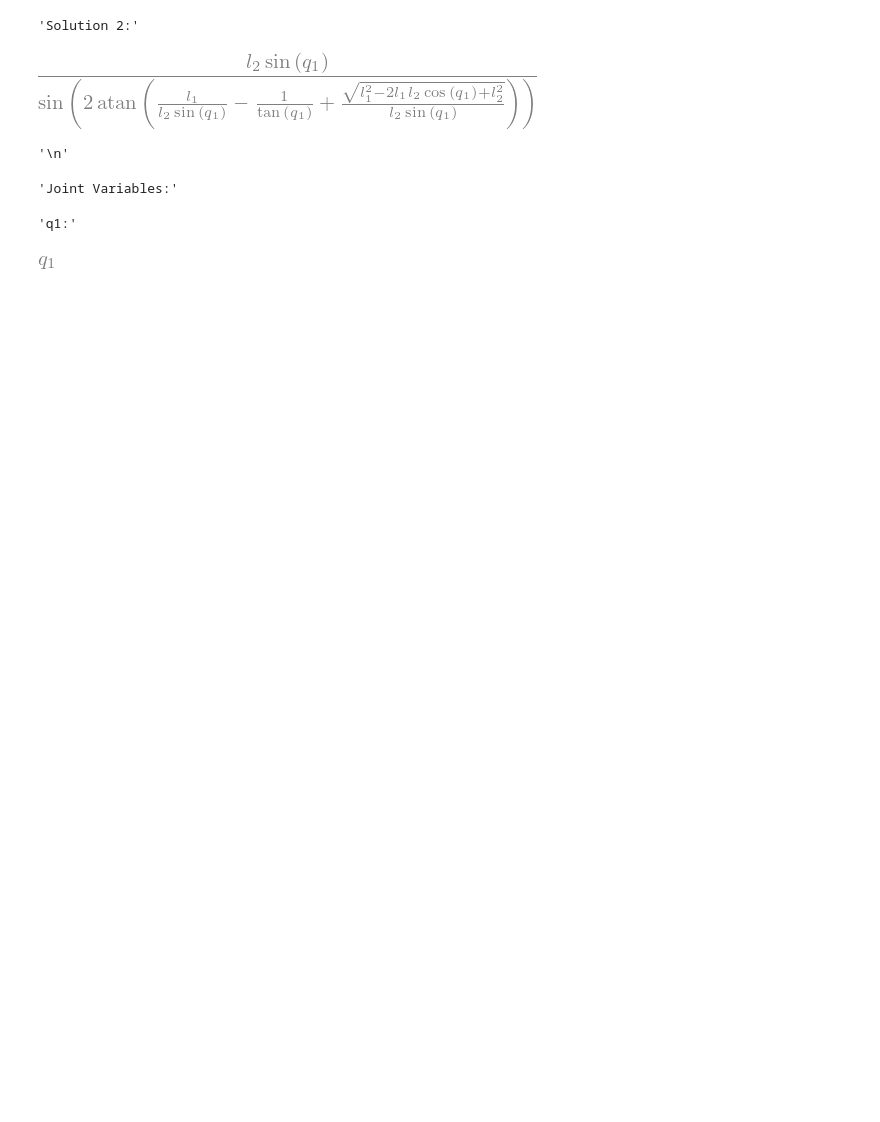
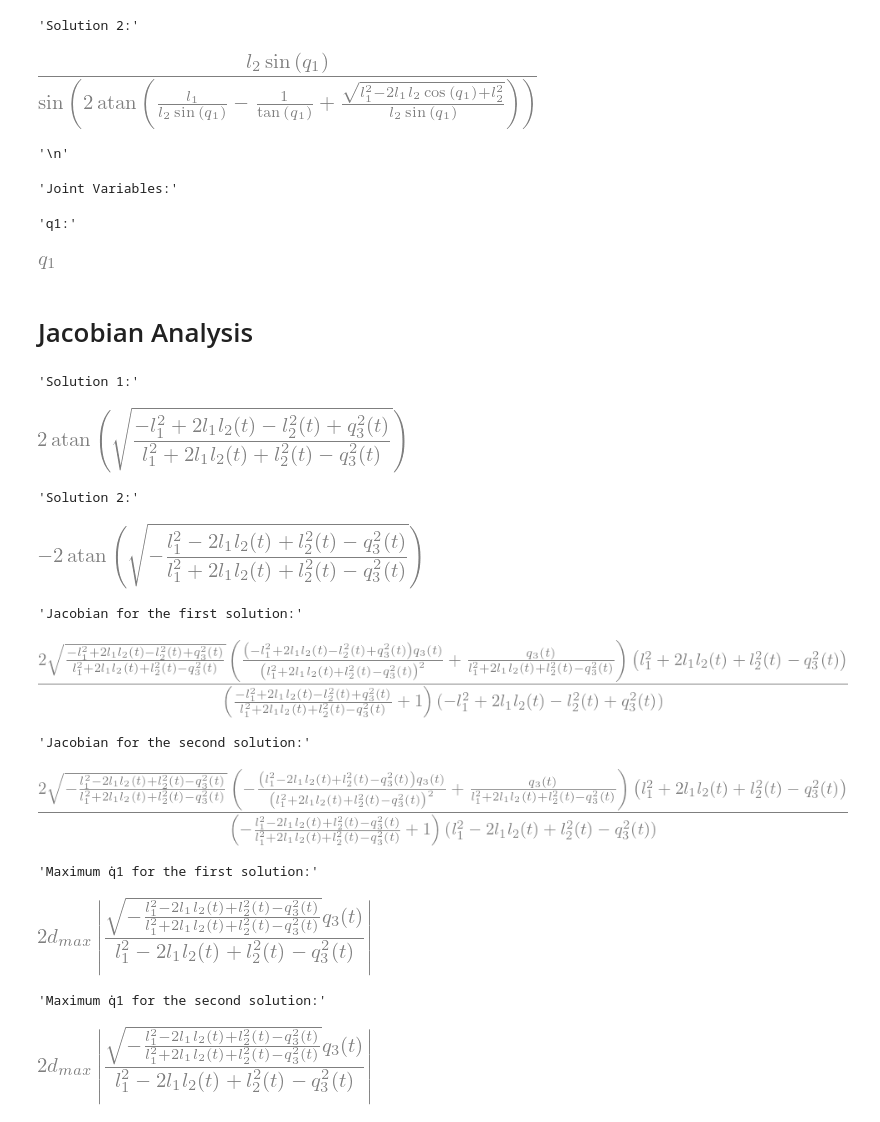
Before and after one commit to AmirSamanMirjalili/Robotics-Exercise, a Jupyter notebook: Code/E5.ipynb, the cells around one changed output. Cells and saved outputs as stored; diff of their text form; code cells hidden in the pictures; blank space fills up the shorter version.

```diff
--- a/Code/E5.ipynb
+++ b/Code/E5.ipynb
@@ -376,3 +388,77 @@ display(joint_vars['q1'])
 'Joint Variables:'
 'q1:'
 [figure]
+# %% [markdown]
+# Jacobian Analysis
+# %%
+import symforce.symbolic as sf
+from symforce.notebook_util import display
+
+# Assuming joint_fk_vars is already defined from the forward kinematics solution
+# joint_fk_vars = {'q1': [solution1, solution2], 'q3': q3}
+
+# Define time symbol
+t = sf.Symbol('t')
+
+# Define variables as functions of time
+q1_t = sf.Function('q1')(t)
+q2_t = sf.Function('q2')(t)
+q3_t = sf.Function('q3')(t)
+l2_t = sf.Function('l2')(t)
+
+# Define maximum actuator velocity
+d_max = sf.Symbol('d_max')
+
+# Use the existing solutions from joint_fk_vars and make q3, q2, and l2 functions of time
+q1_solutions = joint_fk_vars['q1']
+
+# Create a dictionary for substitutions
+subs_dict = {
+    joint_fk_vars['q3']: q3_t,
+    sf.Symbol('q2',positive=True): q2_t,
+    sf.Symbol('l2',positive=True): l2_t
+}
+
+# Replace q3, q2, and l2 with their time-dependent versions in the solutions
+q1_sol1 = q1_solutions[0].subs(subs_dict)
+q1_sol2 = q1_solutions[1].subs(subs_dict)
+
+display("Solution 1:")
+display(q1_sol1)
+display("Solution 2:")
+display(q1_sol2)
+
+# Calculate the Jacobians (dq1/dq3)
+jacobian1 = sf.diff(q1_sol1, q3_t)
+jacobian2 = sf.diff(q1_sol2, q3_t)
+
+display("Jacobian for the first solution:")
+display(jacobian1)
+display("Jacobian for the second solution:")
+display(jacobian2)
+
+# # Calculate the Jacobians (dq1/dq3)
+# jacobian1 = sf.diff(joint_fk_vars['q1'][0], q3_t)
+# jacobian2 = sf.diff(joint_fk_vars['q1'][1], q3_t)
+
+# Calculate q̇1max for both solutions
+q1_dot_max1 = sf.Abs(jacobian1) * d_max
+q1_dot_max2 = sf.Abs(jacobian2) * d_max
+
+display("Maximum q̇1 for the first solution:")
+display(sf.simplify(sf.expand(q1_dot_max1)))
+display("Maximum q̇1 for the second solution:")
+display(sf.simplify(sf.expand(q1_dot_max2)))
+# %% [output]
+'Solution 1:'
+[figure, added]
+'Solution 2:'
+[figure, added]
+'Jacobian for the first solution:'
+[figure, added]
+'Jacobian for the second solution:'
+[figure, added]
+'Maximum q̇1 for the first solution:'
+[figure, added]
+'Maximum q̇1 for the second solution:'
+[figure, added]
```
Also changed, not shown: parts of 6 cells of this notebook, 10 other files.
